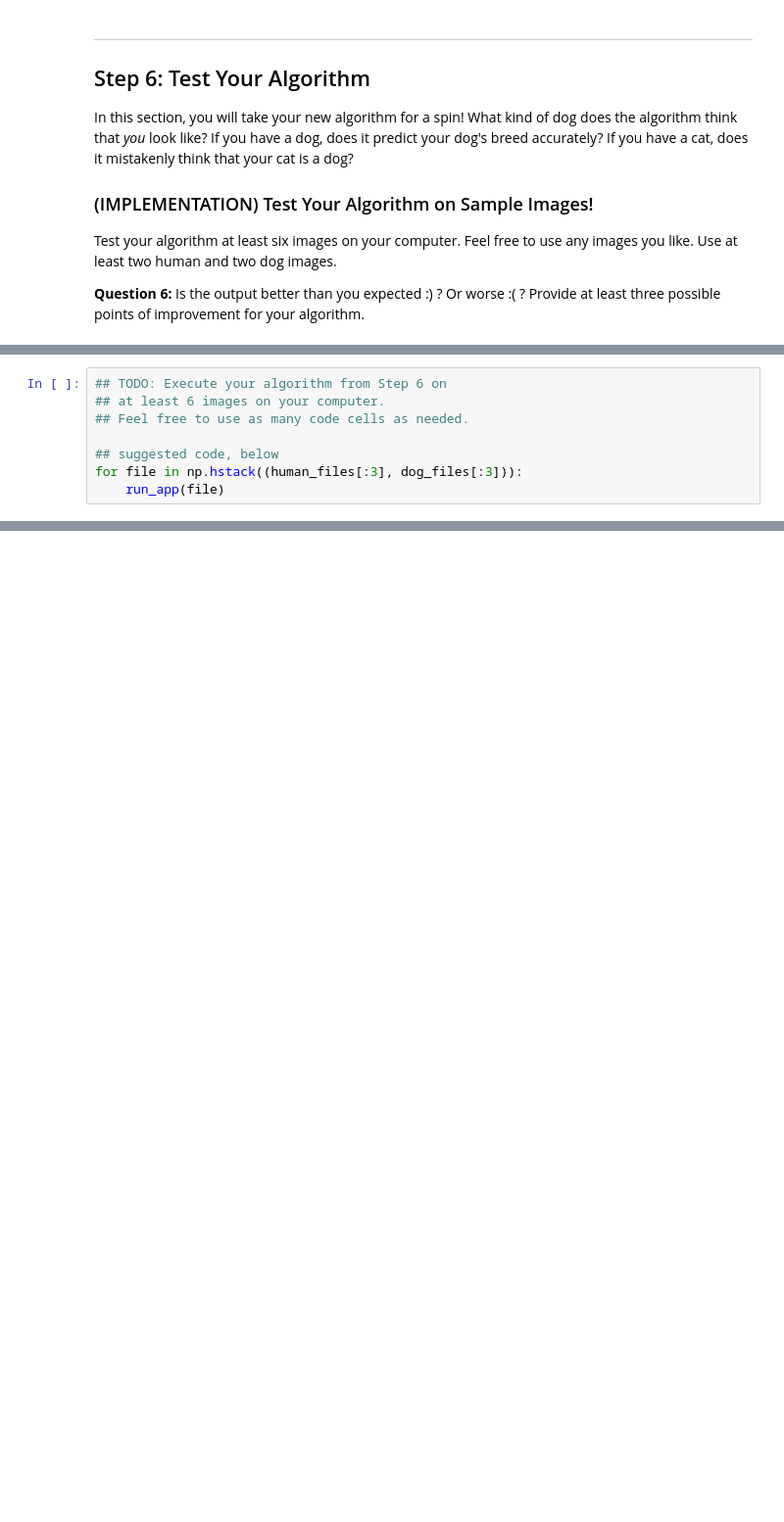
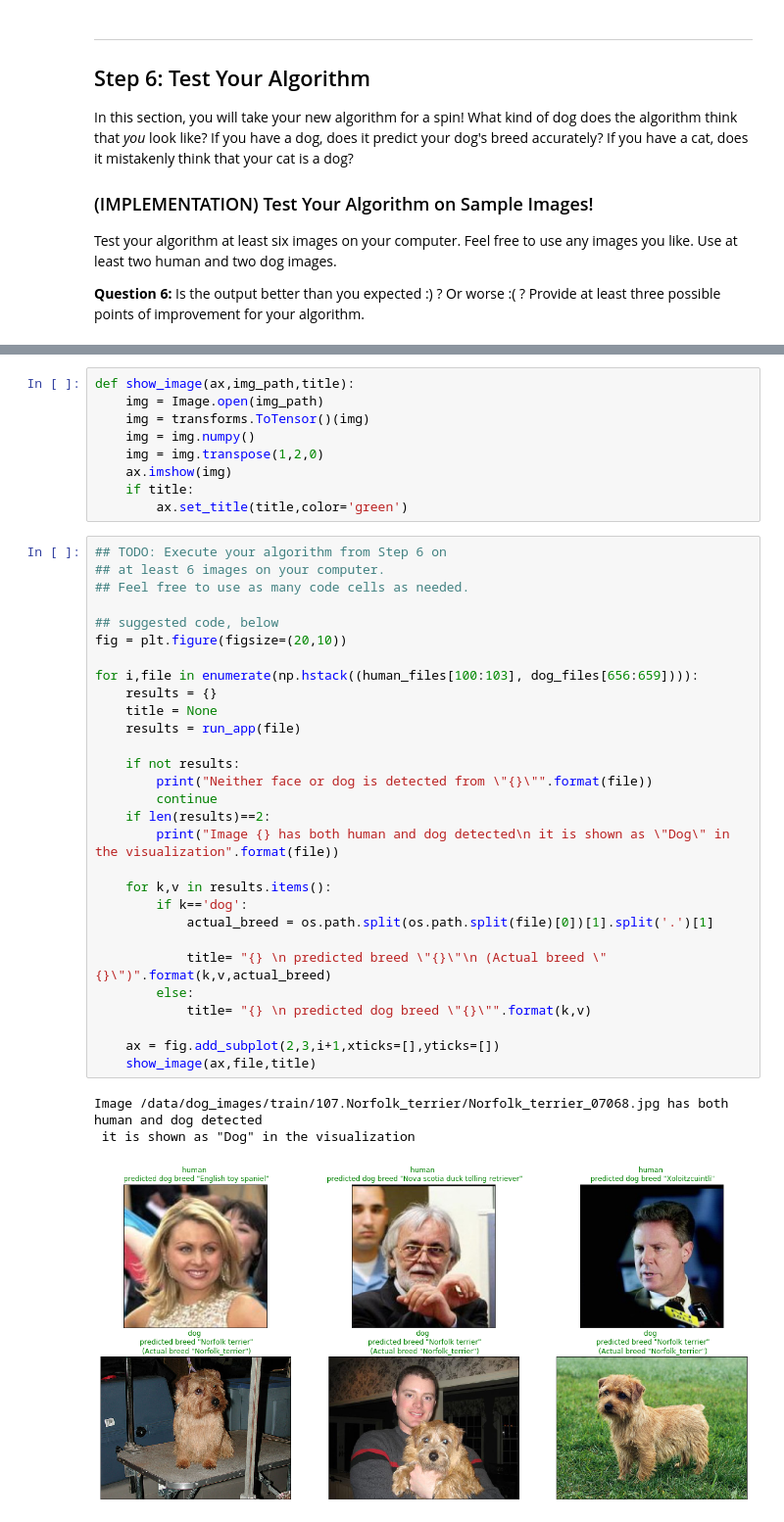
Before and after one commit to abtripathi/predicting_dog_breeds, a Jupyter notebook: dog_app.ipynb, the cells around one changed output, grey strips where cells are left out. Shown at 98% size. Saved outputs shown, nothing was run; the diff lists cells and outputs as text; blank space fills up the shorter version.

```diff
--- a/dog_app.ipynb
+++ b/dog_app.ipynb
@@ -781,8 +903,0 @@ __Answer:__ (Three possible points for improvement)
-# %%
-## TODO: Execute your algorithm from Step 6 on
-## at least 6 images on your computer.
-## Feel free to use as many code cells as needed.
-
-## suggested code, below
-for file in np.hstack((human_files[:3], dog_files[:3])):
-    run_app(file)
@@ -788,0 +923,42 @@ for file in np.hstack((human_files[:3], dog_files[:3])):
+# %%
+def show_image(ax,img_path,title):
+    img = Image.open(img_path)
+    img = transforms.ToTensor()(img)
+    img = img.numpy()
+    img = img.transpose(1,2,0)
+    ax.imshow(img)
+    if title:
+        ax.set_title(title,color='green')
+# %%
+## TODO: Execute your algorithm from Step 6 on
+## at least 6 images on your computer.
+## Feel free to use as many code cells as needed.
+
+## suggested code, below
+fig = plt.figure(figsize=(20,10))
+
+for i,file in enumerate(np.hstack((human_files[100:103], dog_files[656:659]))):
+    results = {}
+    title = None
+    results = run_app(file)
+
+    if not results:
+        print("Neither face or dog is detected from \"{}\"".format(file))
+        continue
+    if len(results)==2:
+        print("Image {} has both human and dog detected\n it is shown as \"Dog\" in the visualization".format(file))
+
+    for k,v in results.items():
+        if k=='dog':
+            actual_breed = os.path.split(os.path.split(file)[0])[1].split('.')[1]
+
+            title= "{} \n predicted breed \"{}\"\n (Actual breed \"{}\")".format(k,v,actual_breed)
+        else:
+            title= "{} \n predicted dog breed \"{}\"".format(k,v)
+
+    ax = fig.add_subplot(2,3,i+1,xticks=[],yticks=[])
+    show_image(ax,file,title)
+# %% [output]
+Image /data/dog_images/train/107.Norfolk_terrier/Norfolk_terrier_07068.jpg has both human and dog detected
+ it is shown as "Dog" in the visualization
+[figure, added]
```
Also changed, not shown: parts of 38 cells of this notebook, 4 other files.
